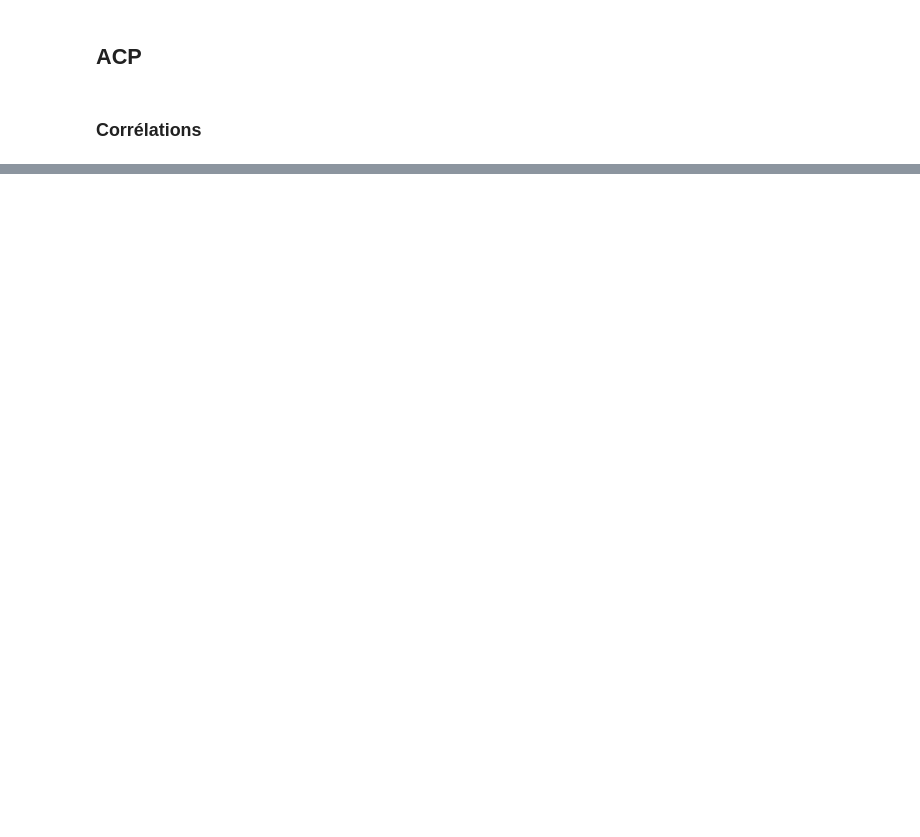
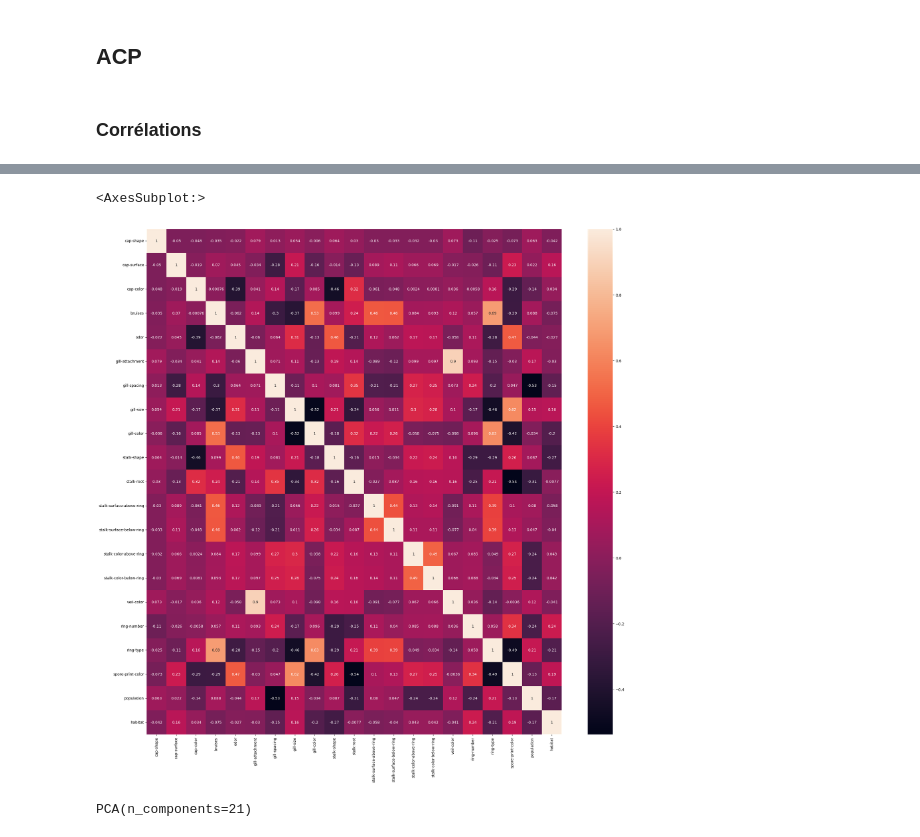
Before and after one commit to seriamedard/Mushroom-Classification, a Jupyter notebook: modelisation.ipynb, the cells around one changed output, grey strips where cells are left out. Drawn from its saved outputs; the diff is of its cells as text; code cells hidden in the pictures; blank space fills up the shorter version.

```diff
--- a/modelisation.ipynb
+++ b/modelisation.ipynb
@@ -495,0 +521,6 @@ NameError: name 'X' is not defined
+# %%
+plt.figure(figsize=(25,25), dpi=100)
+sns.heatmap(cmatrix, annot=True)
+# %% [output]
+<AxesSubplot:>
+[figure, added]
@@ -495,0 +532,4 @@ NameError: name 'X' is not defined
+# %%
+pca.fit(X_scale_std)
+# %% [output]
+PCA(n_components=21)
```
Also changed, not shown: parts of 15 cells of this notebook, 3 other files.
